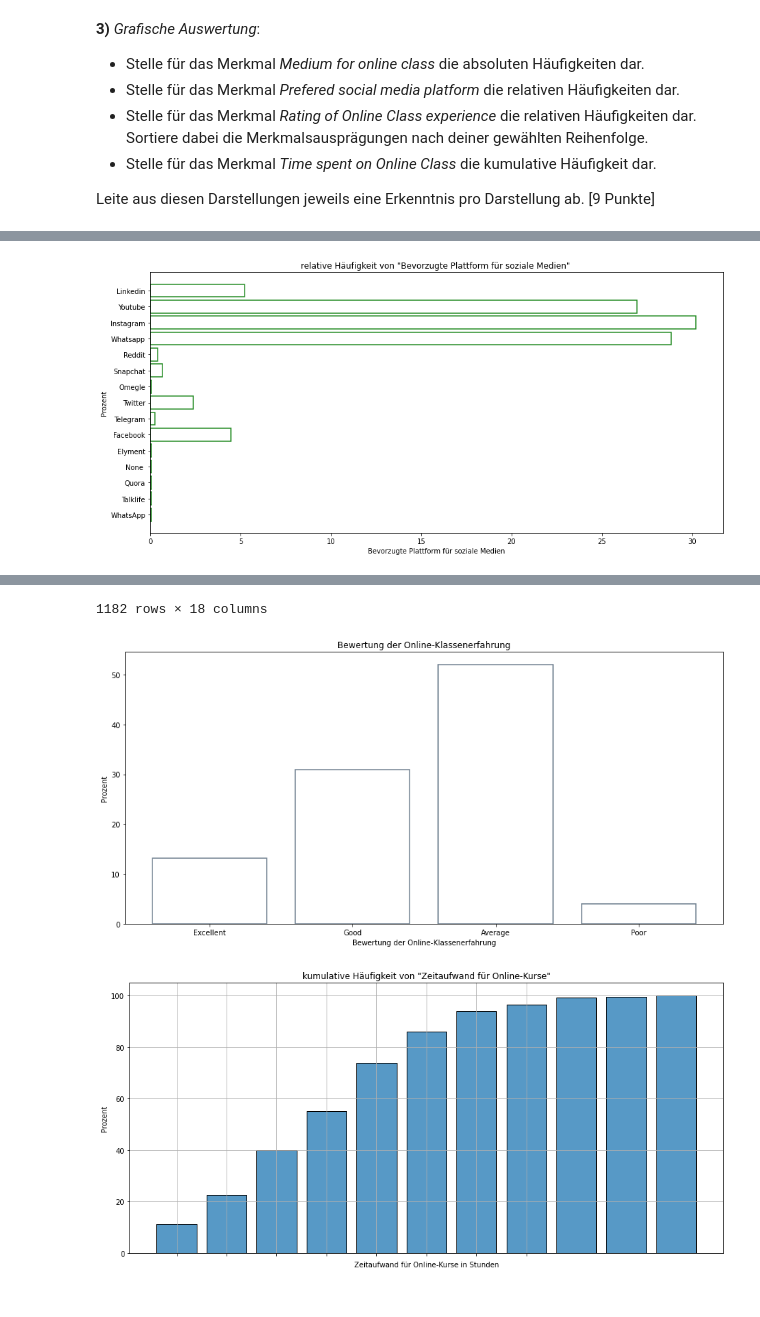
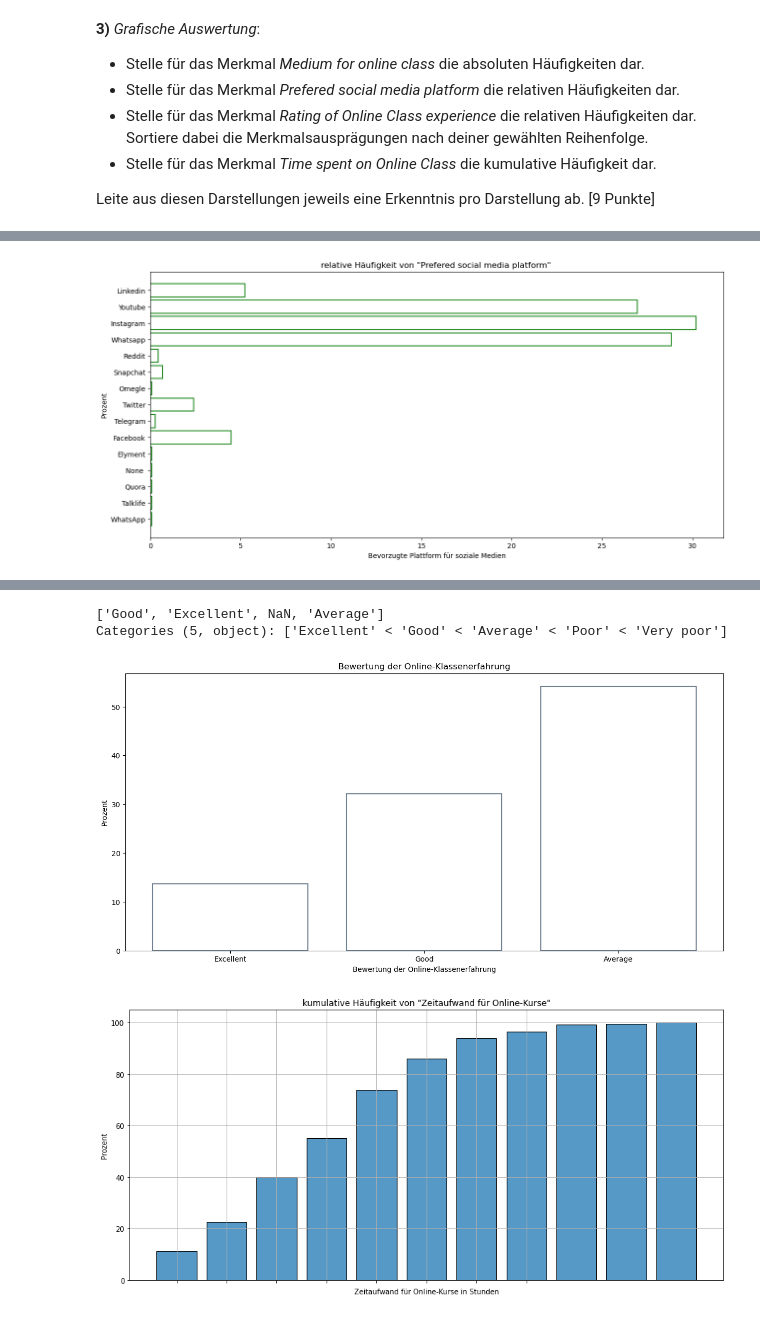
Before and after one commit to barisertu/statistik, a Jupyter notebook: Uebungenn1.ipynb, the cells around one changed output, grey strips where cells are left out. Saved outputs shown, nothing was run; the diff lists cells and outputs as text; code cells hidden in the pictures.

```diff
--- a/Uebungenn1.ipynb
+++ b/Uebungenn1.ipynb
@@ -110,34 +105,32 @@ plt.show()
 # %% [output]
 [figure]
 # %%
-#display(covid)
-
 fig, axs = plt.subplots(figsize =(15, 7))
-#sea.countplot(data=covid, x='Prefered social media platform', color='blue')
 sea.histplot(data=covid, y='Prefered social media platform', stat='percent', shrink=0.8, \
              discrete=True, fill=False, color='forestgreen')
 
-plt.title('relative Häufigkeit von "Bevorzugte Plattform für soziale Medien" ')
+plt.title('relative Häufigkeit von "Prefered social media platform" ')
 axs.set(xlabel = 'Bevorzugte Plattform für soziale Medien', ylabel='Prozent')
 plt.show()
 
 # Erkenntnis: Interessant ist, dass Instagram, Whatsapp und Youtube so dicht beieinander liegen. Dass Facebook so weit hinten liegt, ist vermutlich der Altersgruppe der Befragten geschuldet, die eher jung ist.
 # %% [output]
-[figure, old version]
+[figure, new version]
 # %%
-display(covid)
+order = ['Excellent', 'Good', 'Average', 'Poor', 'Very poor']
 
-#Reihenfolge
-order = ['Excellent', 'Good', 'Average', 'Poor', 'Very Poor']
+
+unique_ratings = covid_sorted['Rating of Online Class experience'].unique()
+print(unique_ratings)
 
 fig, axs = plt.subplots(figsize=(15,7))
 
-sorted_covid = covid
+covid_sorted = covid
 
-sorted_covid['Rating of Online Class experience'] = pd.Categorical(sorted_covid['Rating of Online Class experience'], categories=order, ordered=True)
-#Sort
+covid_sorted['Rating of Online Class experience'] = pd.Categorical(covid_sorted['Rating of Online Class experience'], categories=order, ordered=True)
 
-sea.histplot(data=sorted_covid, x='Rating of Online Class experience', stat='percent', shrink=0.8, discrete=True, fill=False, color='slategray')
+
+sea.histplot(data=covid_sorted, x='Rating of Online Class experience', stat='percent', shrink=0.8, discrete=True, fill=False, color='slategray')
 
 axs.set(xlabel = 'Bewertung der Online-Klassenerfahrung', ylabel='Prozent')
 plt.title('Bewertung der Online-Klassenerfahrung')
@@ -159,5 +139,6 @@ plt.show()
-1182 rows × 18 columns
+['Good', 'Excellent', NaN, 'Average']
+Categories (5, object): ['Excellent' < 'Good' < 'Average' < 'Poor' < 'Very poor']
-[figure, old version]
+[figure, new version]
 # %%
 
 fig, axs = plt.subplots(figsize=(15,7))
```
Also changed, not shown: parts of 5 cells of this notebook.
